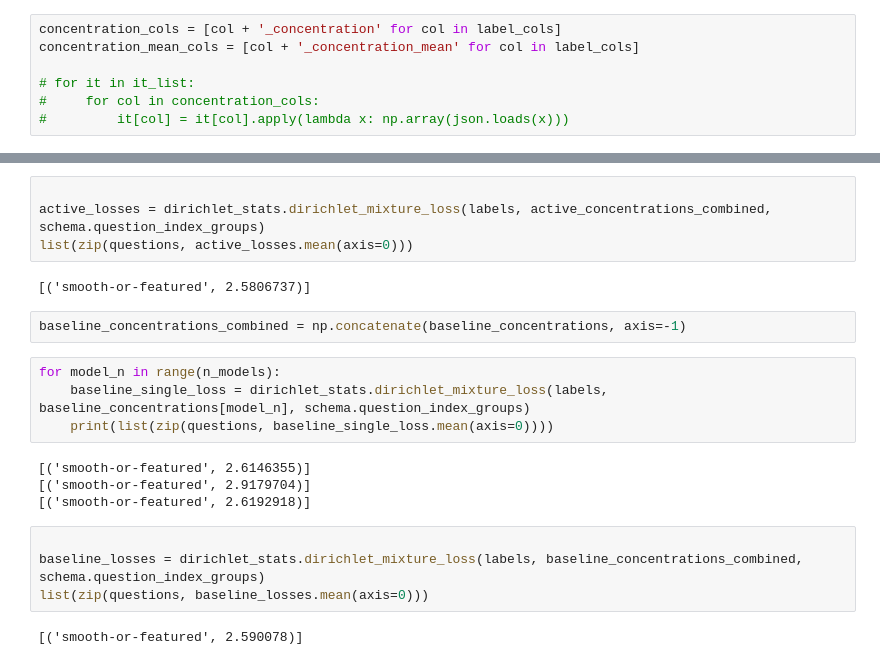
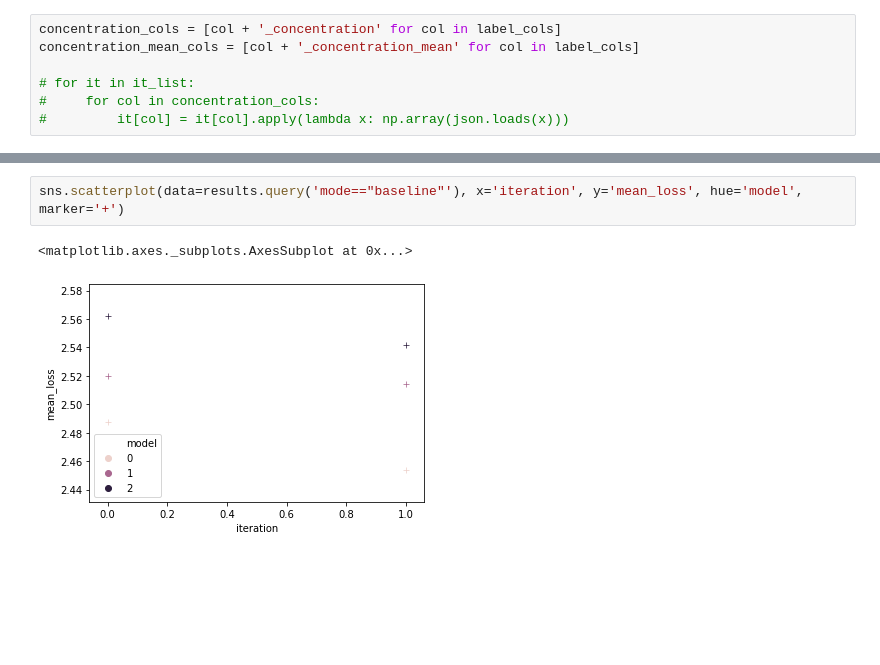
Before and after one commit to colinleach/zoobot, a Jupyter notebook: notebooks/multiq/performance/a_v_man_by_iteration.ipynb, the cells around one changed output, grey strips where cells are left out. Drawn from its saved outputs; the diff is of its cells as text; blank space fills up the shorter version.

```diff
--- a/notebooks/multiq/performance/a_v_man_by_iteration.ipynb
+++ b/notebooks/multiq/performance/a_v_man_by_iteration.ipynb
@@ -152,22 +163,5 @@ for model_n in range(n_models):
-# %%
-
-active_losses = dirichlet_stats.dirichlet_mixture_loss(labels, active_concentrations_combined, schema.question_index_groups)
-list(zip(questions, active_losses.mean(axis=0)))
-# %% [output]
-[('smooth-or-featured', 2.5806737)]
-# %%
-baseline_concentrations_combined = np.concatenate(baseline_concentrations, axis=-1)
-# %%
-for model_n in range(n_models):
-    baseline_single_loss = dirichlet_stats.dirichlet_mixture_loss(labels, baseline_concentrations[model_n], schema.question_index_groups)
-    print(list(zip(questions, baseline_single_loss.mean(axis=0))))
-# %% [output]
-[('smooth-or-featured', 2.6146355)]
-[('smooth-or-featured', 2.9179704)]
-[('smooth-or-featured', 2.6192918)]
-# %%
-
-baseline_losses = dirichlet_stats.dirichlet_mixture_loss(labels, baseline_concentrations_combined, schema.question_index_groups)
-list(zip(questions, baseline_losses.mean(axis=0)))
-# %% [output]
-[('smooth-or-featured', 2.590078)]
+# %%
+sns.scatterplot(data=results.query('mode=="baseline"'), x='iteration', y='mean_loss', hue='model', marker='+')
+# %% [output]
+<matplotlib.axes._subplots.AxesSubplot at 0x...>
+[figure, added]
```
Also changed, not shown: parts of 10 cells of this notebook, 24 other files.
